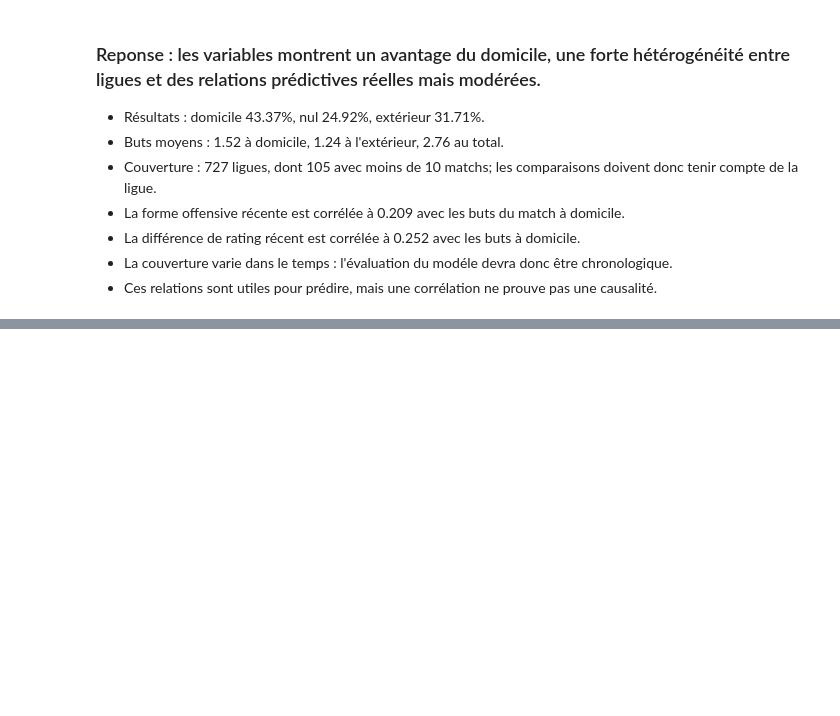
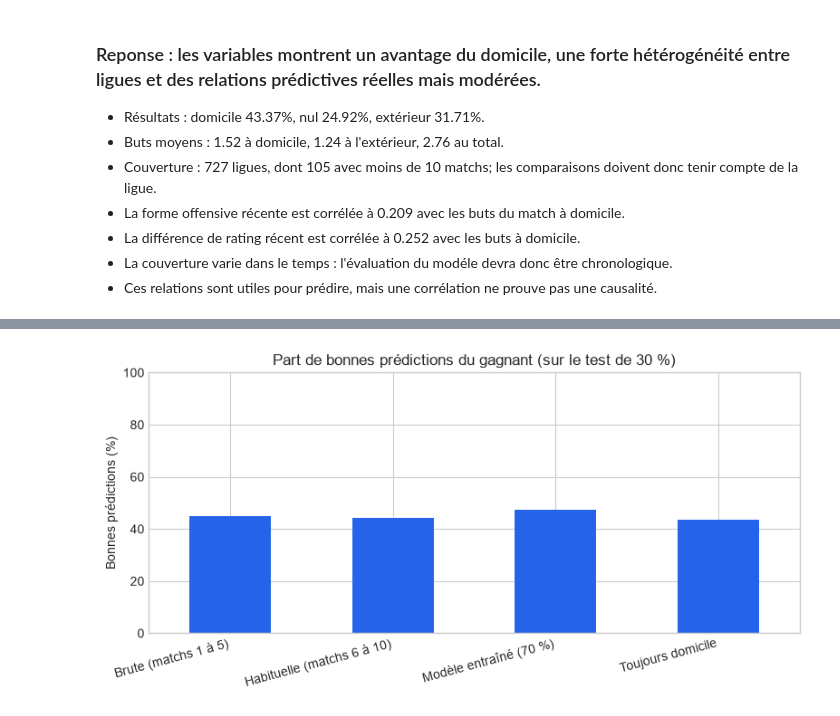
Before and after one commit to hugopicot/Football-Match-Probability-Prediction, a Jupyter notebook: Notebook/eda_jointure.ipynb, the cells around one changed output, grey strips where cells are left out. Saved outputs shown, nothing was run; the diff lists cells and outputs as text; code cells hidden in the pictures; blank space fills up the shorter version.

```diff
--- a/Notebook/eda_jointure.ipynb
+++ b/Notebook/eda_jointure.ipynb
@@ -1116,0 +851,26 @@ Autrement dit, l'association brute vient surtout du fait que les **bonnes équip
+# %%
+from sklearn.linear_model import LogisticRegression
+from sklearn.model_selection import train_test_split
+
+X = data[["home_5", "away_5", "home_610", "away_610"]]
+y = data["resultat"]
+X_train, X_test, y_train, y_test = train_test_split(X, y, test_size=0.3, random_state=42)
+
+modele = LogisticRegression(max_iter=1000)
+modele.fit(X_train, y_train)
+
+resultats_test = pd.DataFrame({
+    "bonnes predictions_pct": [
+        100 * (prediction(X_test["home_5"], X_test["away_5"]) == y_test).mean(),
+        100 * (prediction(X_test["home_610"], X_test["away_610"]) == y_test).mean(),
+        100 * modele.score(X_test, y_test),
+        100 * (y_test == "home").mean(),
+    ]
+}, index=[
+    "Brute (matchs 1 à 5)",
+    "Habituelle (matchs 6 à 10)",
+    "Modèle entraîné (70 %)",
+    "Toujours domicile",
+])
+print(f"Modèle entraîné sur {len(X_train):,} matchs, testé sur {len(X_test):,} matchs.")
+resultats_test.round(1)
@@ -1116,0 +884,11 @@ Autrement dit, l'association brute vient surtout du fait que les **bonnes équip
+# %%
+resultats_test["bonnes predictions_pct"].plot(
+    kind="bar", figsize=(8, 4), color="#2563eb", ylim=(0, 100)
+)
+plt.title("Part de bonnes prédictions du gagnant (sur le test de 30 %)")
+plt.ylabel("Bonnes prédictions (%)")
+plt.xticks(rotation=15, ha="right")
+plt.tight_layout()
+plt.show()
+# %% [output]
+[figure, added]
```
Also changed, not shown: parts of 17 cells of this notebook, 1 other file.
